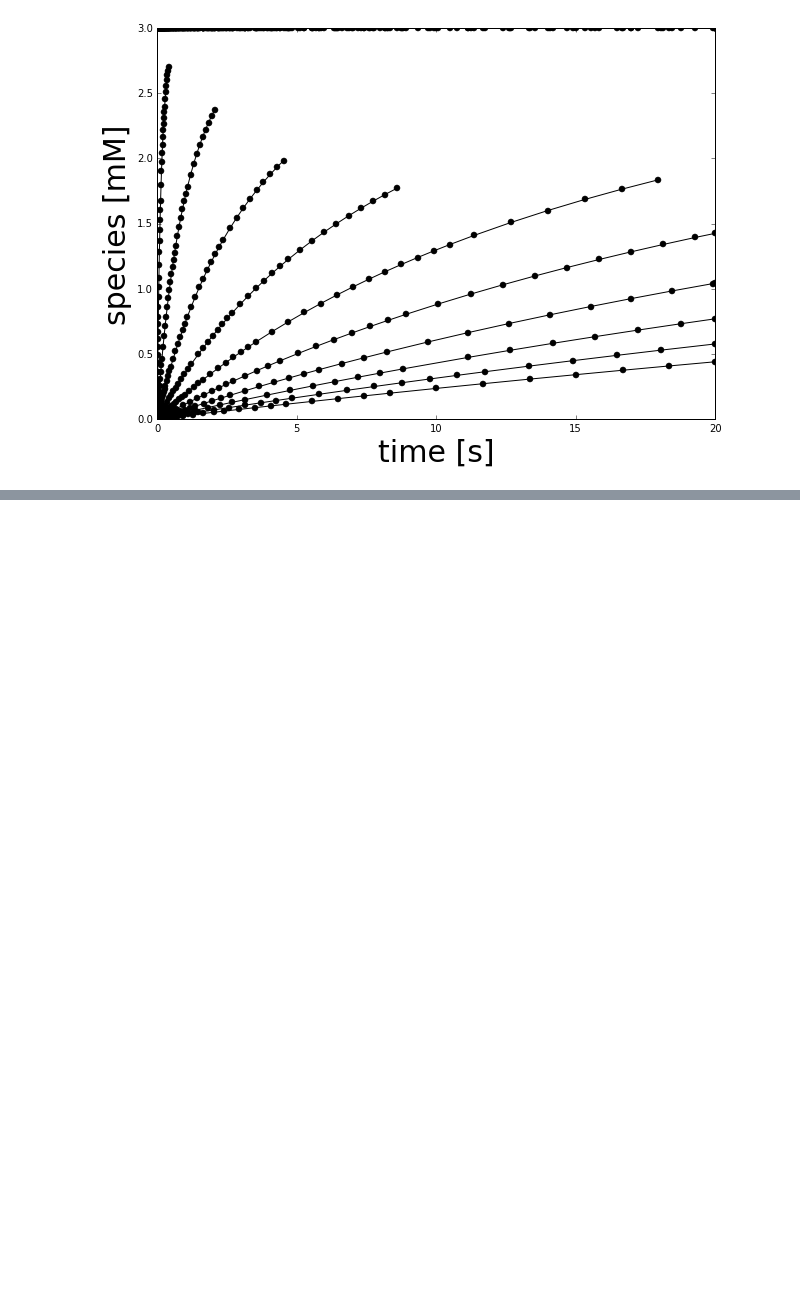
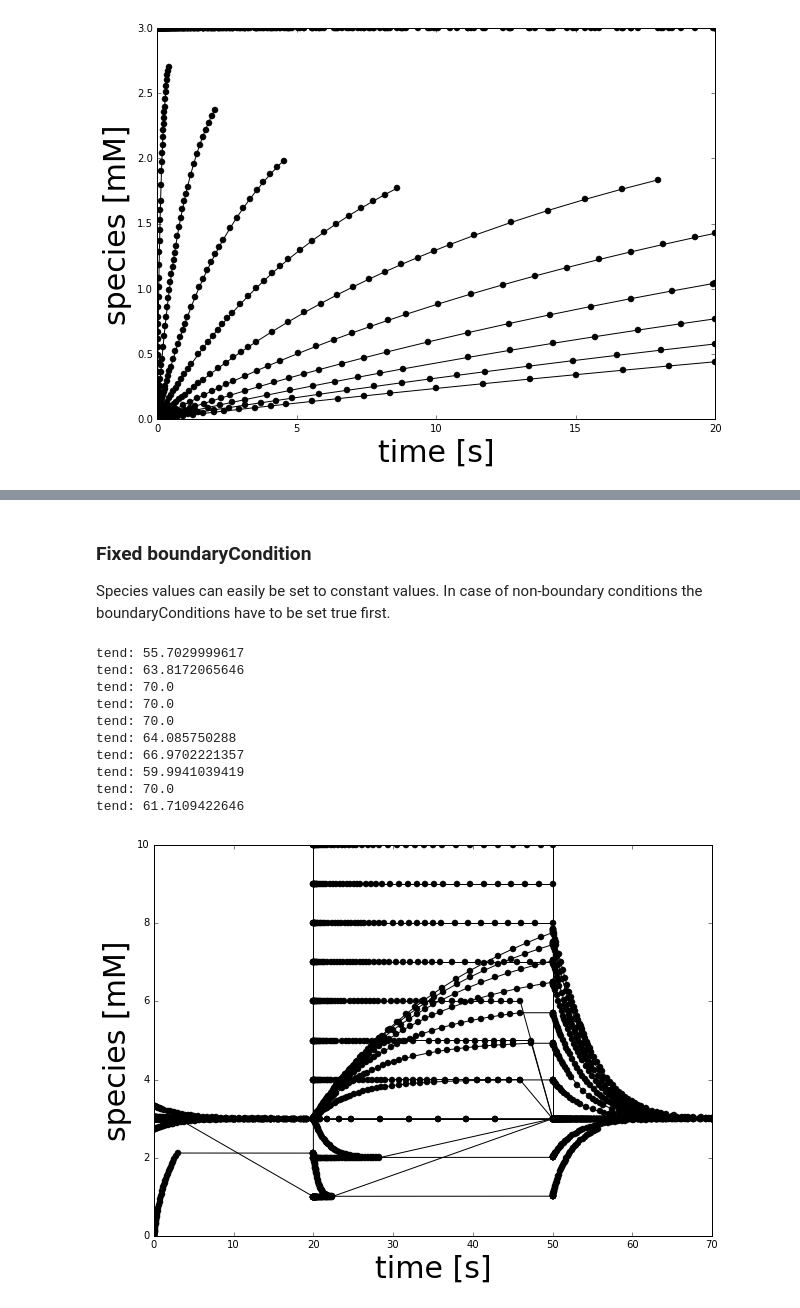
Before and after one commit to jingyayeah/multiscale-galactose, a Jupyter notebook: python/multiscalepy/multiscale/examples/notebook/SBML simulation strategies.ipynb, the cells around one changed output, grey strips where cells are left out. Saved outputs shown, nothing was run; the diff lists cells and outputs as text; code cells hidden in the pictures; blank space fills up the shorter version.

```diff
--- a/python/multiscalepy/multiscale/examples/notebook/test_1.ipynb
+++ b/python/multiscalepy/multiscale/examples/notebook/SBML simulation strategies.ipynb
@@ -340,0 +330,47 @@ tend: 44.3277309467
+# %% [markdown]
+### Fixed boundaryCondition
+Species values can easily be set to constant values.
+In case of non-boundary conditions the boundaryConditions have to be set true first.
+# %%
+# Things which can be changed have to be parameters or boundaryConditions!
+# Howto handle nonBoundary conditions ?
+
+# Changed fixed boundary conditions
+r.reset(SelectionRecord.ALL)  # reset model
+
+# storage for partial results
+results = []
+tends = [20, 50, 70]
+Nsim = 10
+
+for k in xrange(Nsim):
+    # simulate & store concentrations at end point
+    s1 = r.simulate(0, tends[0])
+    c1 = store_concentrations(r)
+
+    # change boundary concentrations
+    e__gal = r.e__gal  # store old value
+    r.e__gal = k+1       # set new value
+    s2 = r.simulate(tends[0], tends[1])
+
+    # reset values
+    r.e__gal = e__gal  # restore value
+    s3 = r.simulate(tends[1], tends[2])
+
+    s = np.concatenate([s1, s2, s3], axis=0)
+    results.append(s)
+
+# plot the results
+plot_results(results)
+# %% [output]
+tend: 55.7029999617
+tend: 63.8172065646
+tend: 70.0
+tend: 70.0
+tend: 70.0
+tend: 64.085750288
+tend: 66.9702221357
+tend: 59.9941039419
+tend: 70.0
+tend: 61.7109422646
+[figure, added]
```
Also changed, not shown: parts of 4 cells of this notebook, 2 other files.
